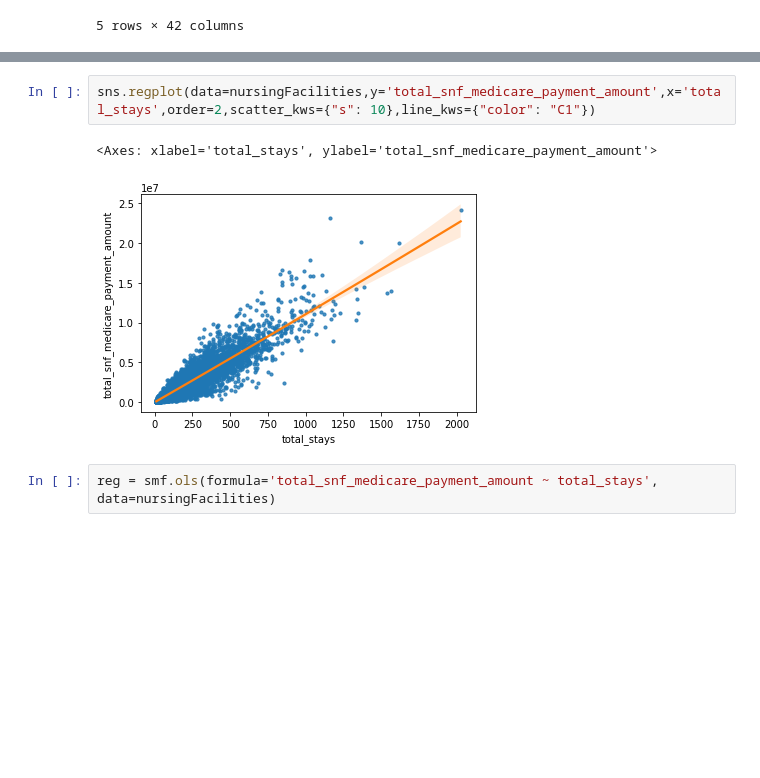
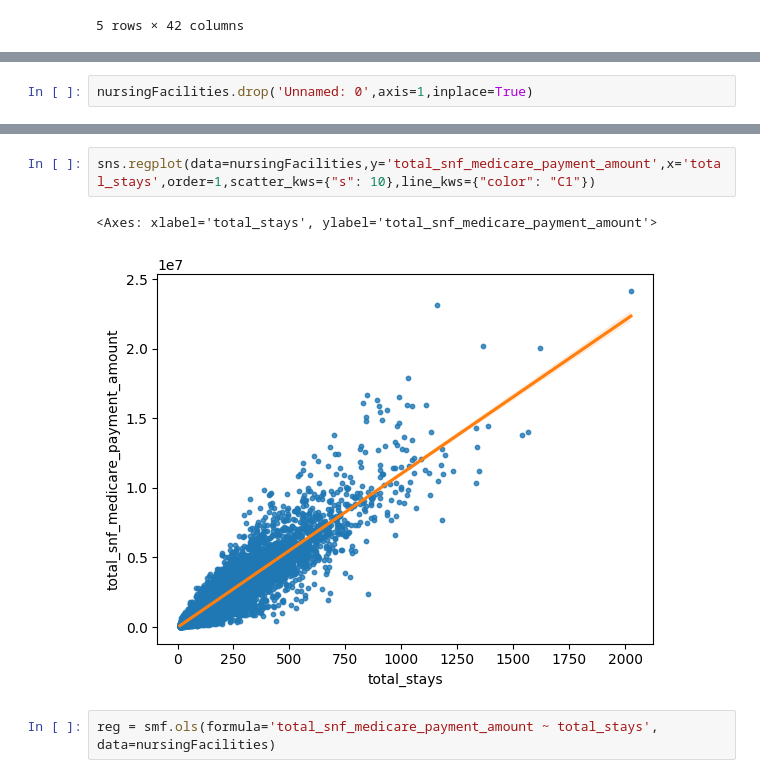
Before and after one commit to thousandoaks/AnalyticsUtilizationManagement, a Jupyter notebook: labs/Medicare_SimpleRegression.ipynb, the cells around one changed output, grey strips where cells are left out. Saved outputs shown, nothing was run; the diff lists cells and outputs as text; blank space fills up the shorter version.

```diff
--- a/labs/Medicare_SimpleRegression.ipynb
+++ b/labs/Medicare_SimpleRegression.ipynb
@@ -80,0 +53,2 @@ nursingFacilities[['state','total_stays','average_length_of_stays_days','total_s
+# %%
+nursingFacilities.drop('Unnamed: 0',axis=1,inplace=True)
@@ -81,8 +91,8 @@ nursingFacilities[['state','total_stays','average_length_of_stays_days','total_s
 # %%
-sns.regplot(data=nursingFacilities,y='total_snf_medicare_payment_amount',x='total_stays',order=2,scatter_kws={"s": 10},line_kws={"color": "C1"})
+sns.regplot(data=nursingFacilities,y='total_snf_medicare_payment_amount',x='total_stays',order=1,scatter_kws={"s": 10},line_kws={"color": "C1"})
 # %% [output]
 <Axes: xlabel='total_stays', ylabel='total_snf_medicare_payment_amount'>
-[figure, old version]
+[figure, new version]
 # %%
 reg = smf.ols(formula='total_snf_medicare_payment_amount ~ total_stays', data=nursingFacilities)
 # %%
```
Also changed, not shown: parts of 28 cells of this notebook.
